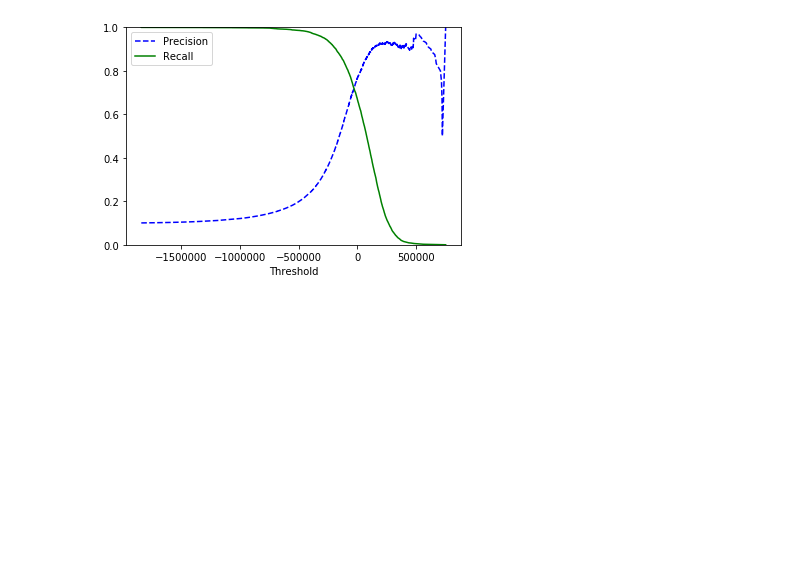
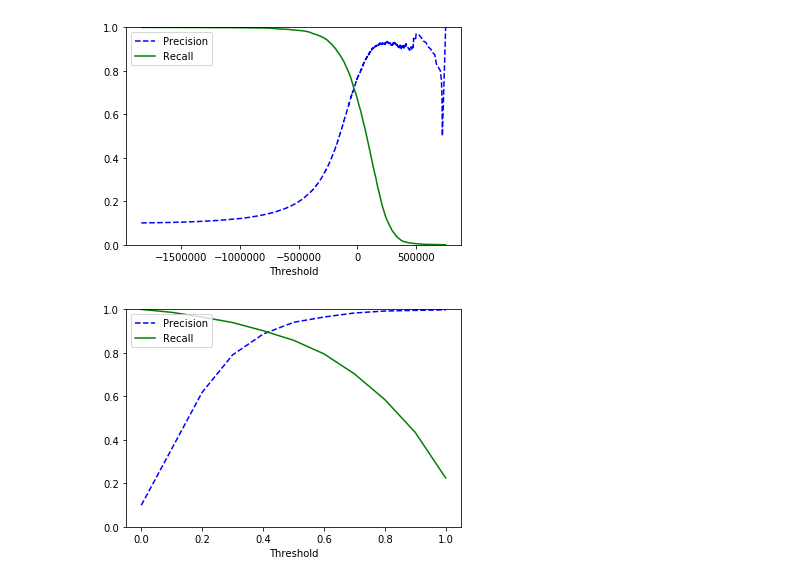
Before and after one commit to Diksha65/Programs, a Jupyter notebook: ML_Using_Python/Classification.ipynb, the cells around one changed output. Cells and saved outputs as stored; diff of their text form; code cells hidden in the pictures; blank space fills up the shorter version.

```diff
--- a/ML_Using_Python/Classification.ipynb
+++ b/ML_Using_Python/Classification.ipynb
@@ -239,4 +280,9 @@ plot_precision_recall_vs_threshold(precisions, recalls, thresholds)
 plt.show()
 # %% [output]
 [figure]
+# %%
+plot_precision_recall_vs_threshold(precisions_forest, recalls_forest, thresholds_forest) #forest_clf
+plt.show()
+# %% [output]
+[figure, added]
 # %%
```
Also changed, not shown: parts of 38 cells of this notebook, 1 other file.
